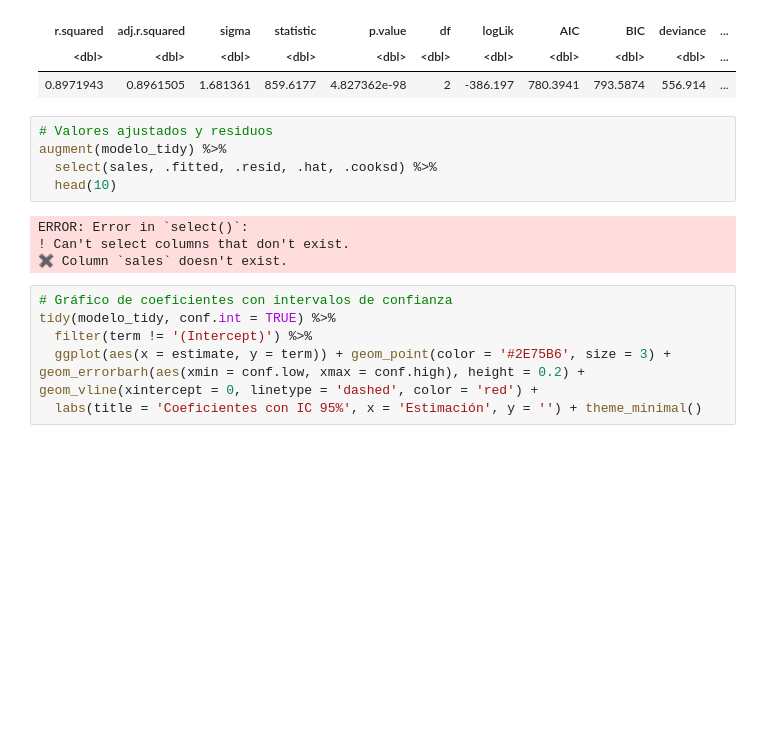
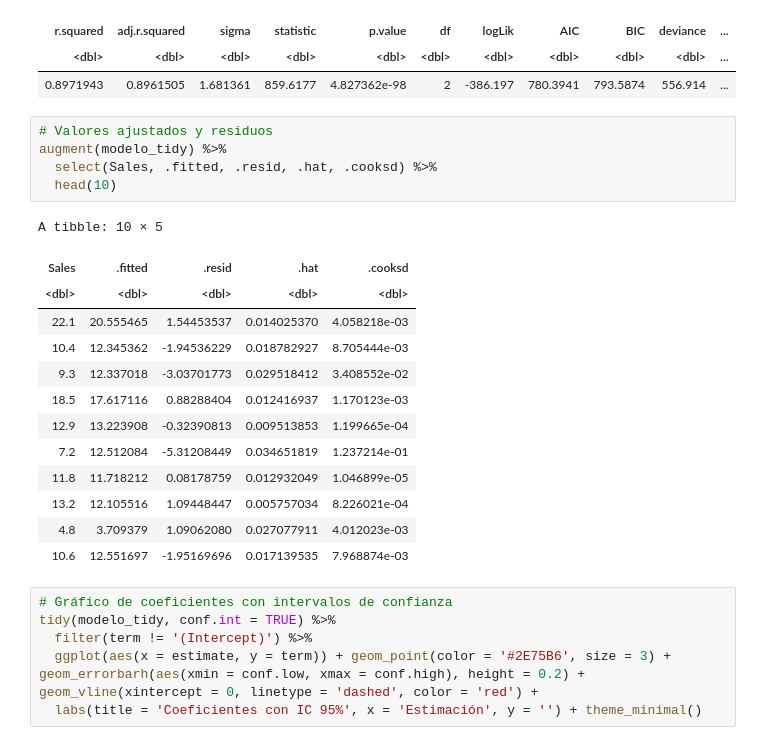
Before and after one commit to EVELYN23172002/Analisis-y-visualizacion-de-datos-, a Jupyter notebook: Morantes_Regresion_R_parte1y2.ipynb, the cells around one changed output. Drawn from its saved outputs; the diff is of its cells as text; blank space fills up the shorter version.

```diff
--- a/Morantes_Regresion_R_parte1y2.ipynb
+++ b/Morantes_Regresion_R_parte1y2.ipynb
@@ -499,12 +499,22 @@ A tibble: 1 × 12
 # %%
 # Valores ajustados y residuos
 augment(modelo_tidy) %>%
-  select(sales, .fitted, .resid, .hat, .cooksd) %>%
+  select(Sales, .fitted, .resid, .hat, .cooksd) %>%
   head(10)
 # %% [output]
-ERROR: Error in `select()`:
-! Can't select columns that don't exist.
-✖ Column `sales` doesn't exist.
+A tibble: 10 × 5
+| Sales | .fitted | .resid | .hat | .cooksd |
+| <dbl> | <dbl> | <dbl> | <dbl> | <dbl> |
+| 22.1 | 20.555465 | 1.54453537 | 0.014025370 | 4.058218e-03 |
+| 10.4 | 12.345362 | -1.94536229 | 0.018782927 | 8.705444e-03 |
+| 9.3 | 12.337018 | -3.03701773 | 0.029518412 | 3.408552e-02 |
+| 18.5 | 17.617116 | 0.88288404 | 0.012416937 | 1.170123e-03 |
+| 12.9 | 13.223908 | -0.32390813 | 0.009513853 | 1.199665e-04 |
+| 7.2 | 12.512084 | -5.31208449 | 0.034651819 | 1.237214e-01 |
+| 11.8 | 11.718212 | 0.08178759 | 0.012932049 | 1.046899e-05 |
+| 13.2 | 12.105516 | 1.09448447 | 0.005757034 | 8.226021e-04 |
+| 4.8 | 3.709379 | 1.09062080 | 0.027077911 | 4.012023e-03 |
+| 10.6 | 12.551697 | -1.95169696 | 0.017139535 | 7.968874e-03 |
 # %%
 # Gráfico de coeficientes con intervalos de confianza
 tidy(modelo_tidy, conf.int = TRUE) %>%
```
Also changed, not shown: parts of 1 cell of this notebook.
